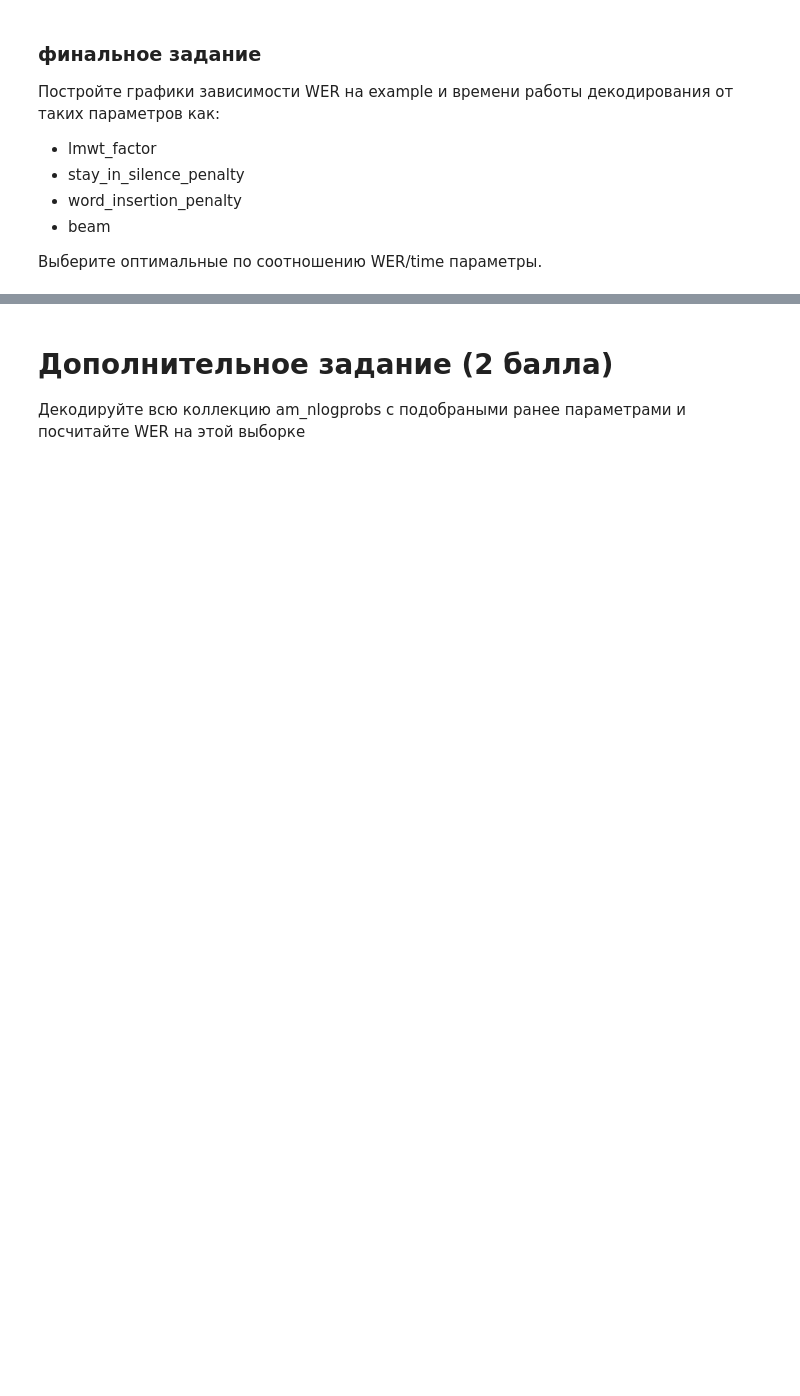
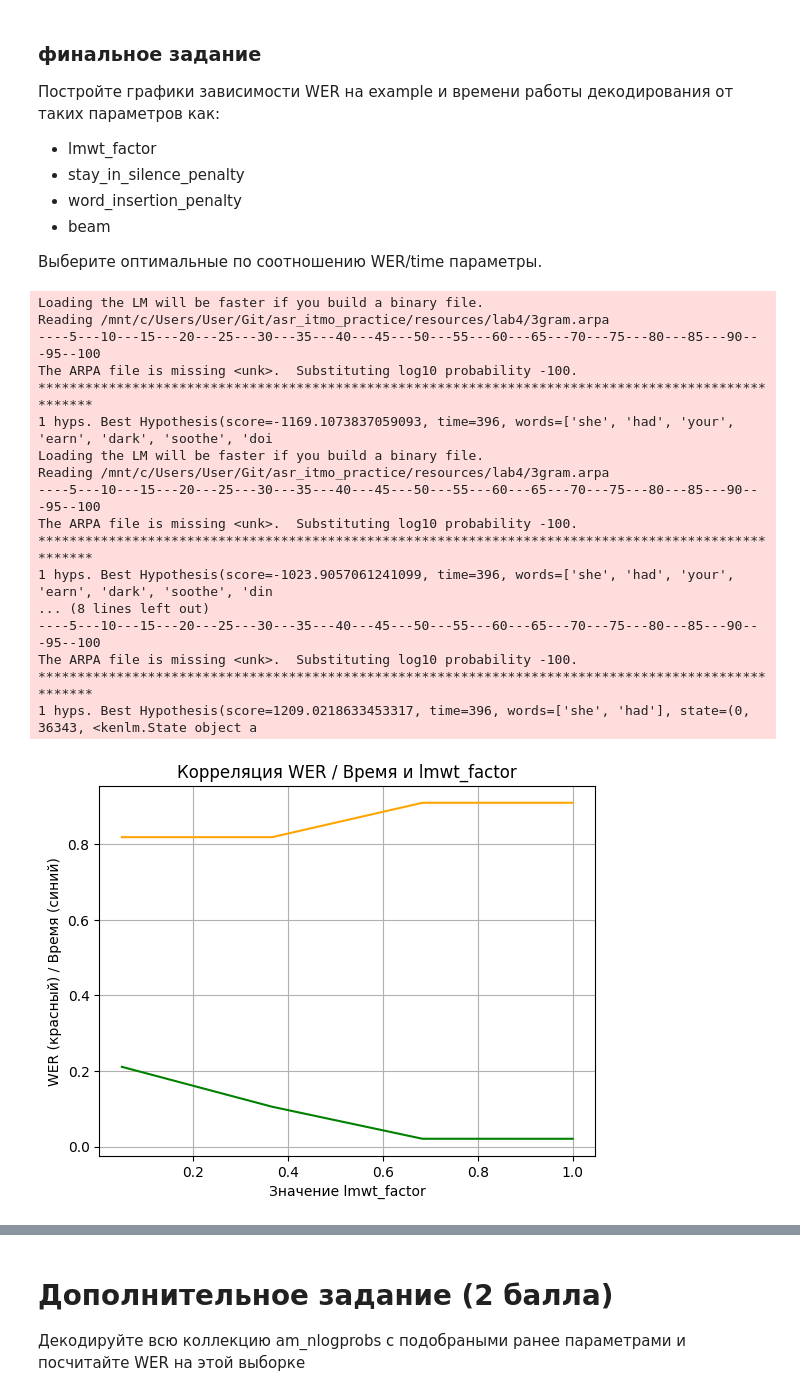
Before and after one commit to medbar/asr_itmo_practice, a Jupyter notebook: asr_lab4.ipynb, the cells around one changed output, grey strips where cells are left out. Saved outputs shown, nothing was run; the diff lists cells and outputs as text; code cells hidden in the pictures; blank space fills up the shorter version.

```diff
--- a/asr_lab4.ipynb
+++ b/asr_lab4.ipynb
@@ -996,0 +1015,50 @@ print(hyp, "WER: ", jiwer.wer(example_ref, ' '.join(hyp.words)))
+# %%
+cnt = 4
+lmwt_factor_values = np.linspace(0.05, 1.0, cnt)
+stay_in_silence_penalty = 0.0
+word_insertion_penalty = 1.0
+beam_size = 5
+# %%
+wer_ax = np.zeros((cnt))
+time_ax = np.zeros((cnt))
+
+for idx, lmwt_factor in enumerate(lmwt_factor_values):
+    l_fst = create_Lwfst_from_file(stay_in_silence_penalty=stay_in_silence_penalty, word_insertion_penalty=word_insertion_penalty)
+
+    lm = kenlmLikeWFST(kenlm.LanguageModel('resources/lab4/3gram.arpa'), lmwt_factor=lmwt_factor)
+
+    ASR = BeamSearcher(am2phone_mapping=AM_PHONES, graph=OnTheFlyCompose([h_fst, l_fst, lm]), beam_size=beam_size)
+    start_time = time.time()
+    hyp = ASR.decode(example)
+    decode_time = time.time() - start_time
+
+    wer_ax[idx] = jiwer.wer(example_ref, ' '.join(hyp.words))
+    time_ax[idx] = decode_time
+
+fig, ax = plt.subplots()
+ax.plot(lmwt_factor_values, wer_ax, color="orange")
+ax.plot(lmwt_factor_values, time_ax / 100, color="green")
+
+ax.set(xlabel="Значение lmwt_factor", ylabel="WER (красный) / Время (синий)", title="Корреляция WER / Время и lmwt_factor")
+ax.grid()
+
+plt.show()
+# %% [output]
+Loading the LM will be faster if you build a binary file.
+Reading /mnt/c/Users/User/Git/asr_itmo_practice/resources/lab4/3gram.arpa
+----5---10---15---20---25---30---35---40---45---50---55---60---65---70---75---80---85---90---95--100
+The ARPA file is missing <unk>.  Substituting log10 probability -100.
+****************************************************************************************************
+1 hyps. Best Hypothesis(score=-1169.1073837059093, time=396, words=['she', 'had', 'your', 'earn', 'dark', 'soothe', 'doi
+Loading the LM will be faster if you build a binary file.
+Reading /mnt/c/Users/User/Git/asr_itmo_practice/resources/lab4/3gram.arpa
+----5---10---15---20---25---30---35---40---45---50---55---60---65---70---75---80---85---90---95--100
+The ARPA file is missing <unk>.  Substituting log10 probability -100.
+****************************************************************************************************
+1 hyps. Best Hypothesis(score=-1023.9057061241099, time=396, words=['she', 'had', 'your', 'earn', 'dark', 'soothe', 'din
+... (8 lines left out)
+----5---10---15---20---25---30---35---40---45---50---55---60---65---70---75---80---85---90---95--100
+The ARPA file is missing <unk>.  Substituting log10 probability -100.
+****************************************************************************************************
+1 hyps. Best Hypothesis(score=1209.0218633453317, time=396, words=['she', 'had'], state=(0, 36343, <kenlm.State object a
+[figure, added]
```
Also changed, not shown: parts of 10 cells of this notebook.
